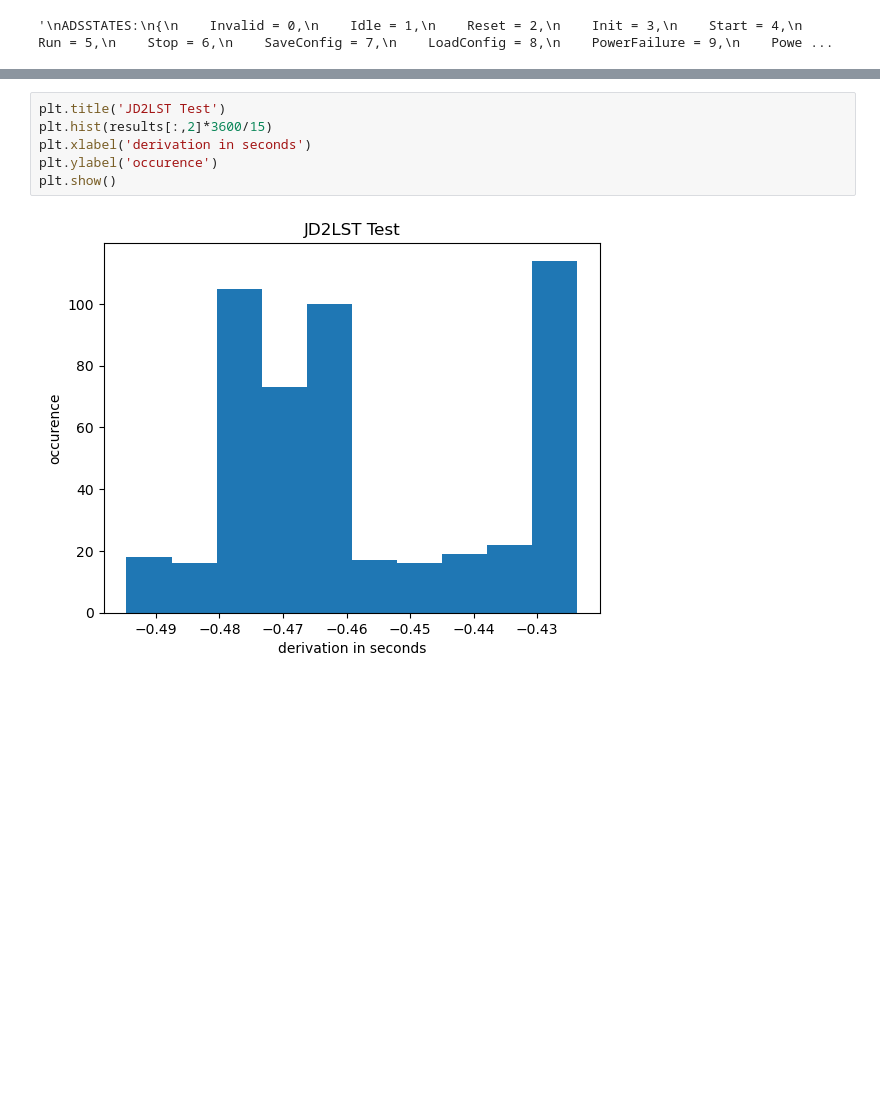
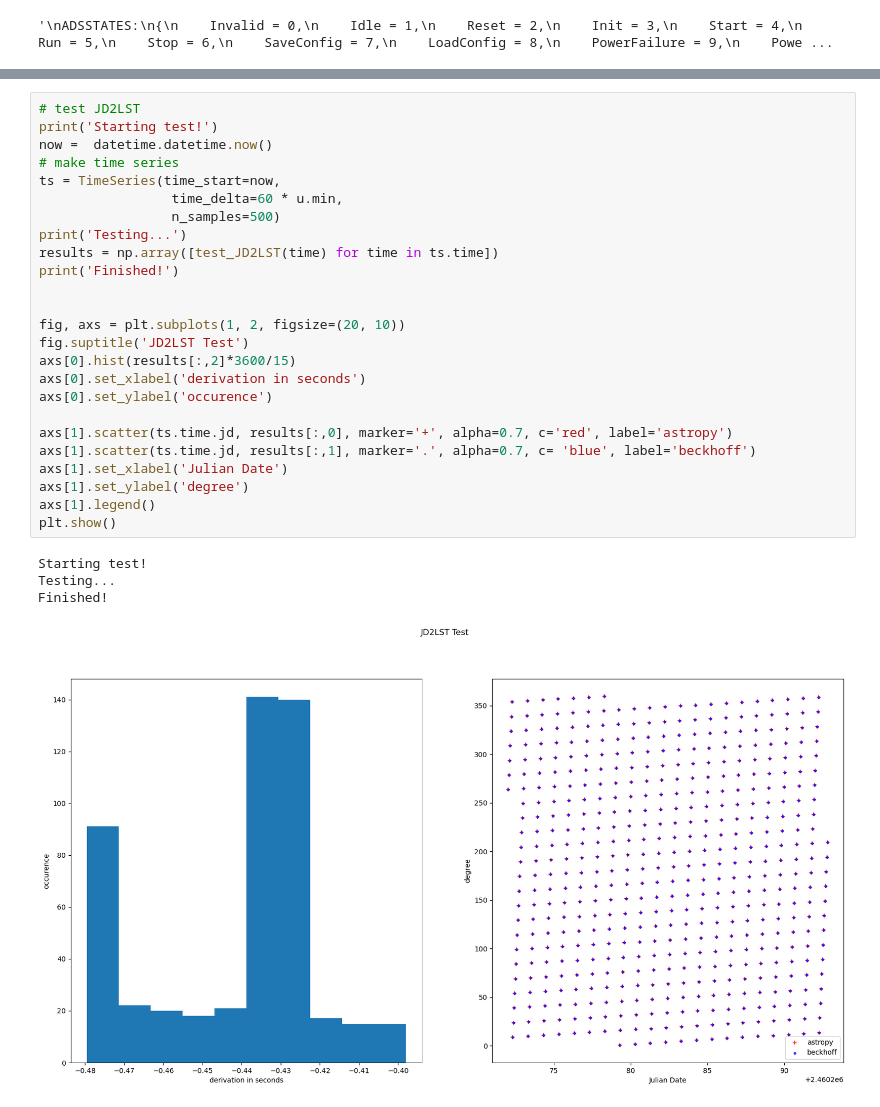
Before and after one commit to BROTLib/AstroBROT, a Jupyter notebook: testing/BROT_test.ipynb, the cells around one changed output, grey strips where cells are left out. Saved outputs shown, nothing was run; the diff lists cells and outputs as text; blank space fills up the shorter version.

```diff
--- a/testing/BROT_test.ipynb
+++ b/testing/BROT_test.ipynb
@@ -97,8 +138,30 @@ results = np.array([test_JD2LST(time) for time in ts.time])
 # %%
-plt.title('JD2LST Test')
-plt.hist(results[:,2]*3600/15)
-plt.xlabel('derivation in seconds')
-plt.ylabel('occurence')
+# test JD2LST
+print('Starting test!')
+now =  datetime.datetime.now()
+# make time series
+ts = TimeSeries(time_start=now,
+                 time_delta=60 * u.min,
+                 n_samples=500)
+print('Testing...')
+results = np.array([test_JD2LST(time) for time in ts.time])
+print('Finished!')
+
+
+fig, axs = plt.subplots(1, 2, figsize=(20, 10))
+fig.suptitle('JD2LST Test')
+axs[0].hist(results[:,2]*3600/15)
+axs[0].set_xlabel('derivation in seconds')
+axs[0].set_ylabel('occurence')
+
+axs[1].scatter(ts.time.jd, results[:,0], marker='+', alpha=0.7, c='red', label='astropy')
+axs[1].scatter(ts.time.jd, results[:,1], marker='.', alpha=0.7, c= 'blue', label='beckhoff')
+axs[1].set_xlabel('Julian Date')
+axs[1].set_ylabel('degree')
+axs[1].legend()
 plt.show()
 # %% [output]
+Starting test!
+Testing...
+Finished!
-[figure, old version]
+[figure, new version]
```
Also changed, not shown: parts of 9 cells of this notebook, 23 other files.
